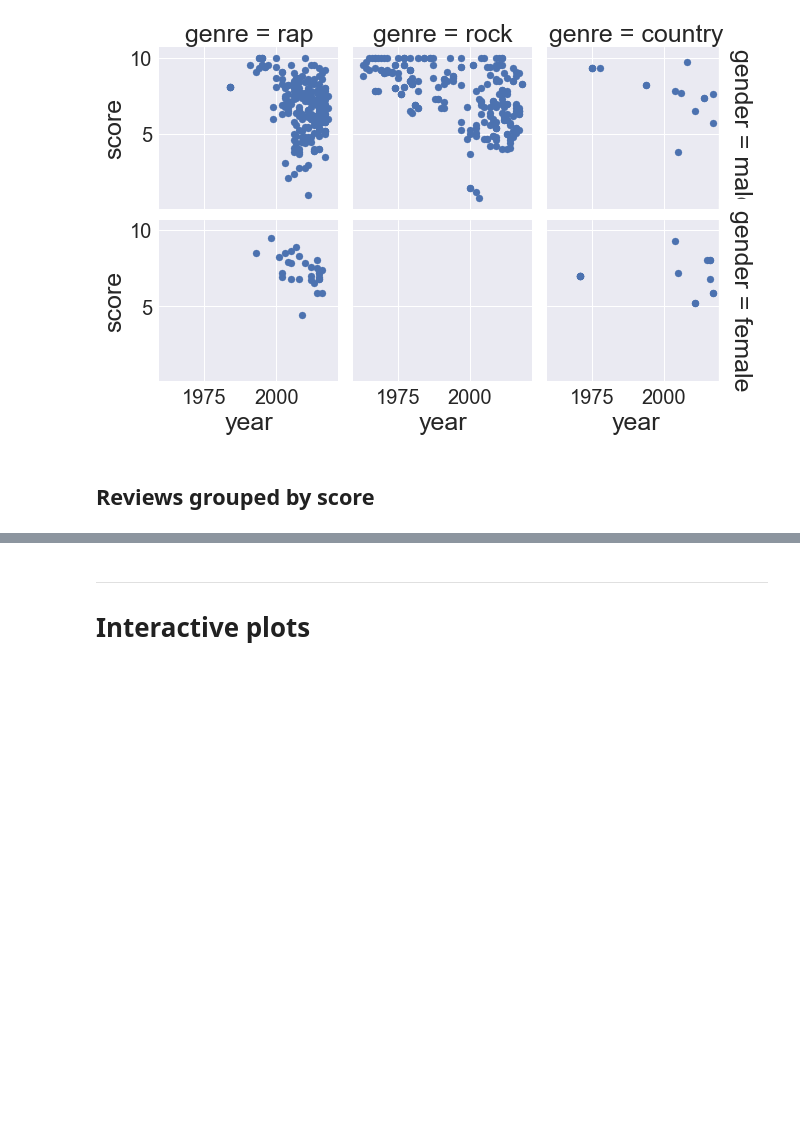
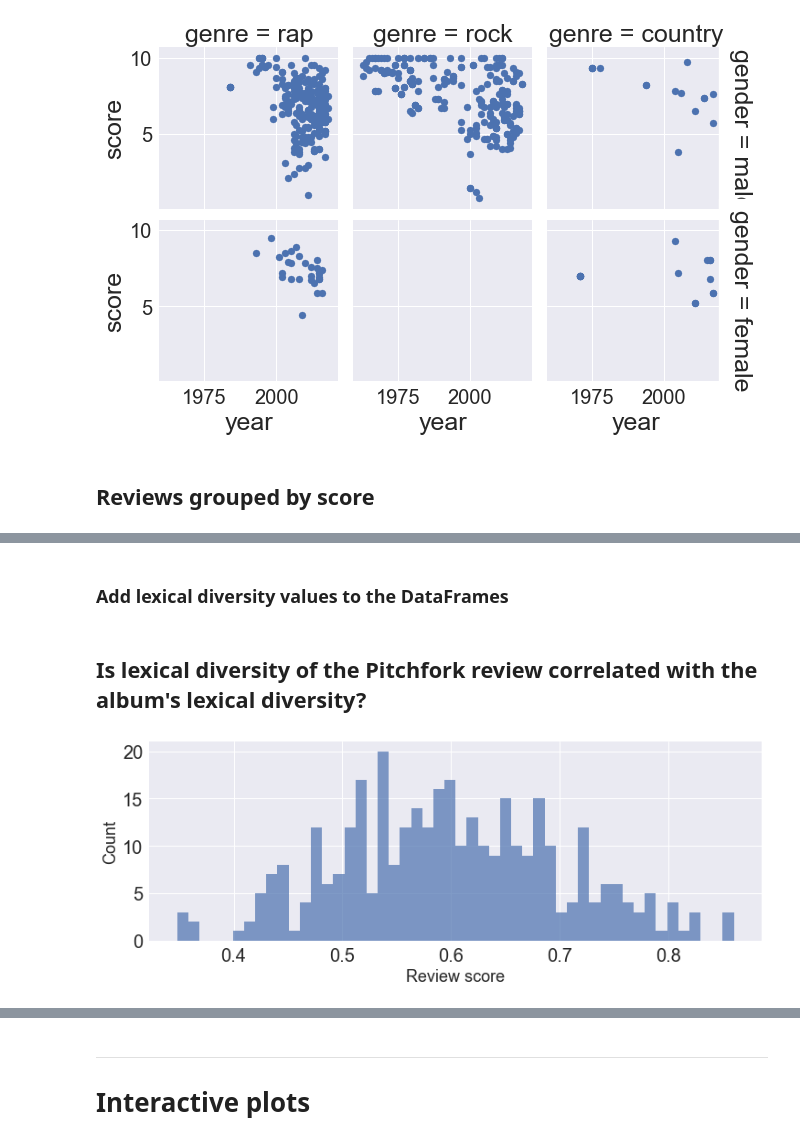
Before and after one commit to johnwmillr/pitchfork_reviews_and_lyrics, a Jupyter notebook: analysis.ipynb, the cells around one changed output, grey strips where cells are left out. Cells and saved outputs as stored; diff of their text form; code cells hidden in the pictures; blank space fills up the shorter version.

```diff
--- a/analysis.ipynb
+++ b/analysis.ipynb
@@ -140,0 +137,41 @@ s.dropna(inplace=True)
+# %%
+import nltk
+from nltk.corpus import stopwords
+from string import punctuation
+punctuation = "".join([symbol for symbol in punctuation if symbol not in ["'", '"']])
+punctuation += '–'
+# %%
+def clean_str(s):
+    return s.translate(str.maketrans('', '', punctuation)).replace('\u200b', " ").strip().lower()
+
+def tokenizeText(txt, remove_stop_words=True):
+    """Splits a string of text into individual words"""
+    stop_words = set(stopwords.words('english')) if remove_stop_words else []
+    words = [w for w in clean_str(txt).split() if w not in stop_words]
+    return words
+
+def lexdiv(s, *args):
+    tokens = tokenizeText(s, *args)
+    return len(set(tokens))/max(len(tokens), 1)
+# %% [markdown]
+### Add lexical diversity values to the DataFrames
+# %%
+# Reviews
+lexical_diversities = list(map(lexdiv, reviews.editorial))
+reviews['lexdiv'] = lexical_diversities
+
+# Songs
+lexical_diversities = list(map(lexdiv, songs.lyrics))
+songs['lexdiv'] = lexical_diversities
+# %% [markdown]
+## Is lexical diversity of the Pitchfork review correlated with the album's lexical diversity?
+# %%
+albums = songs.groupby(['artist', 'album'])
+# %%
+fig, ax = plt.subplots(figsize=(12,4))
+albums['lexdiv'].mean().plot.hist(bins=50, alpha=0.7, ax=ax)
+ax.set_xlabel("Review score", fontsize=FS+2)
+ax.set_ylabel("Count", fontsize=FS+2)
+plt.show()
+# %% [output]
+[figure, added]
```
Also changed, not shown: parts of 28 cells of this notebook.
